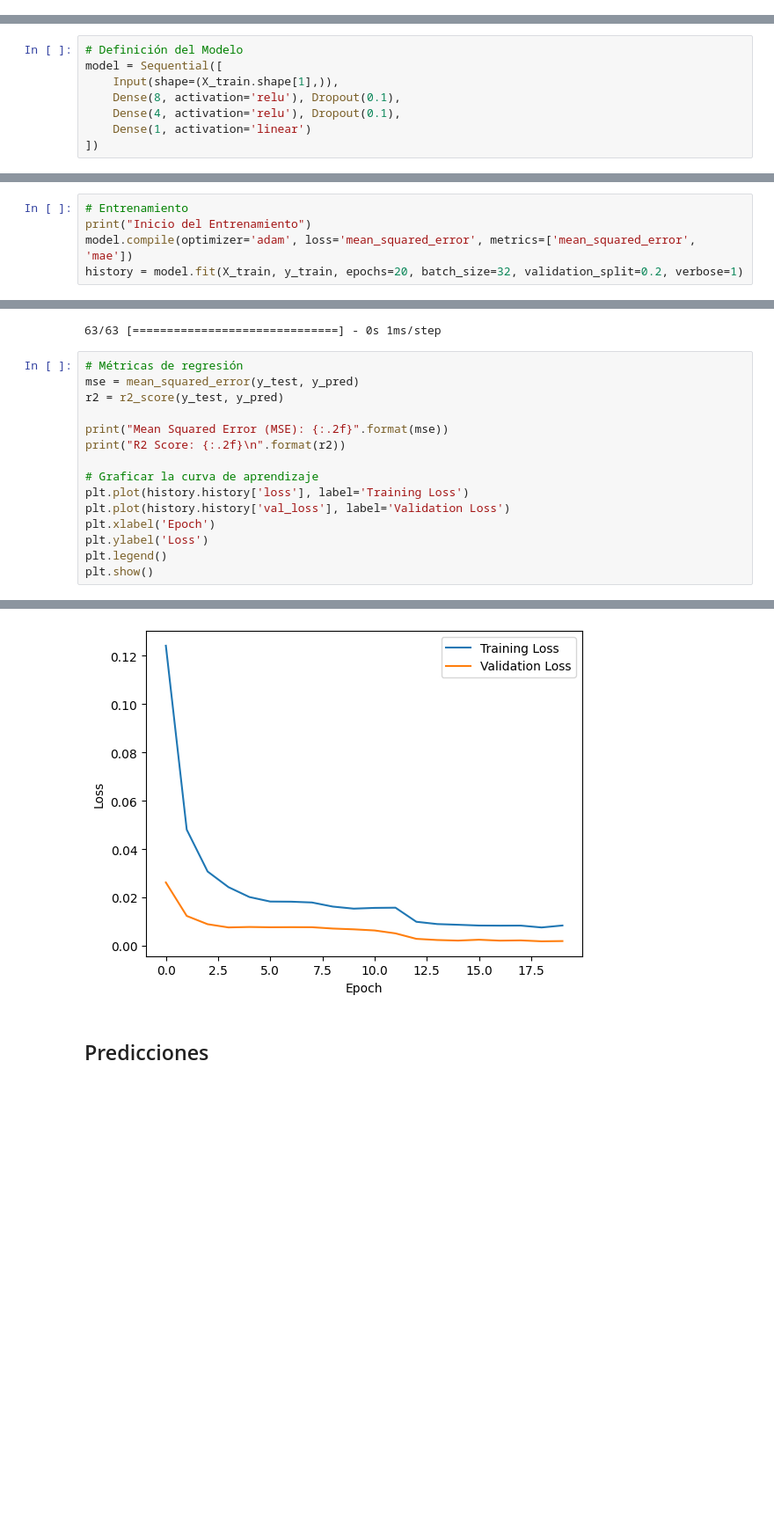
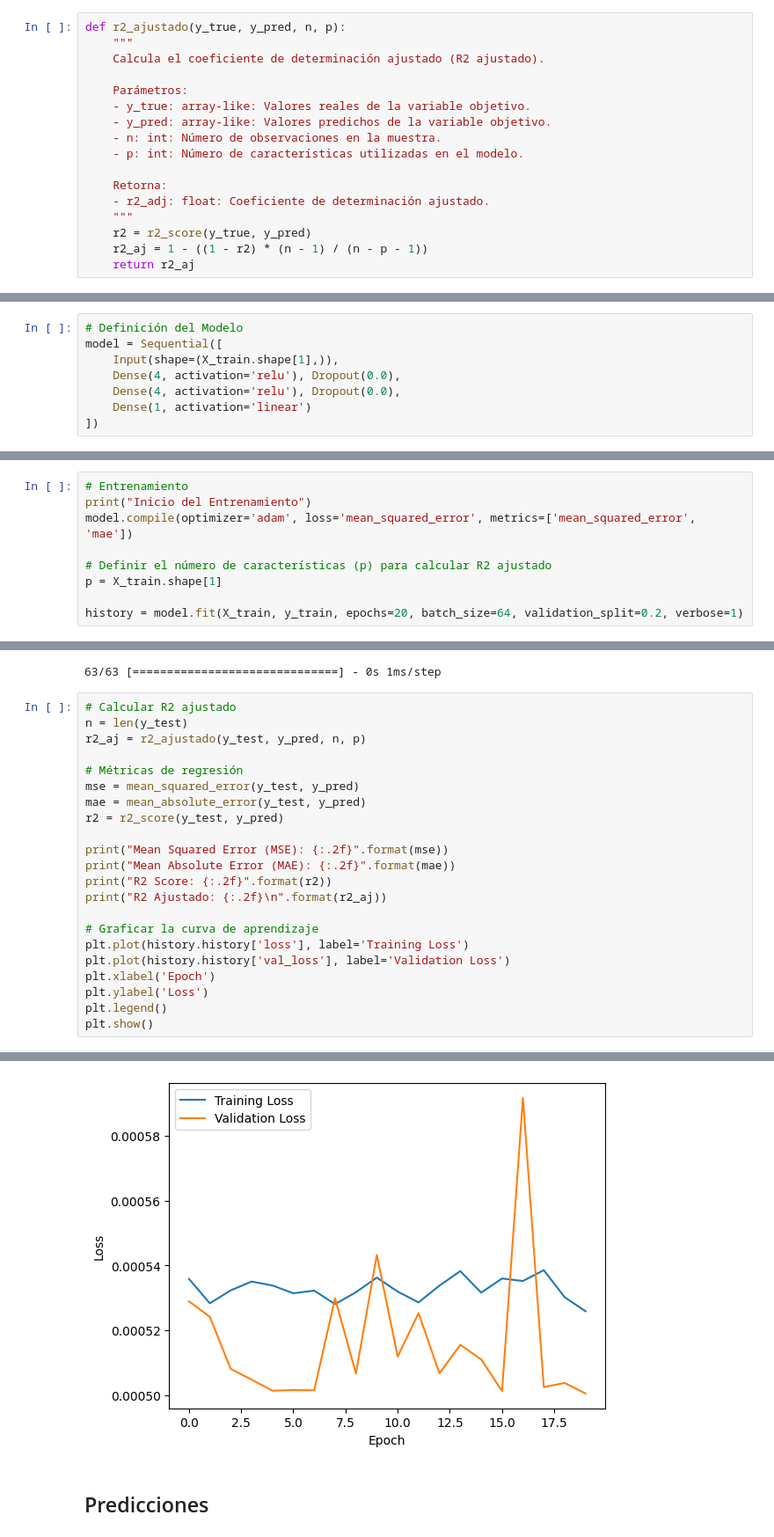
Before and after one commit to MiguelMussi/AAII_TP1, a Jupyter notebook: Problema_1.ipynb, the cells around one changed output, grey strips where cells are left out. Shown at 88% size. Saved outputs shown, nothing was run; the diff lists cells and outputs as text; blank space fills up the shorter version.

```diff
--- a/Problema_1.ipynb
+++ b/Problema_1.ipynb
@@ -432,3 +434,20 @@ plt.show()
+# %%
+def r2_ajustado(y_true, y_pred, n, p):
+    """
+    Calcula el coeficiente de determinación ajustado (R2 ajustado).
+
+    Parámetros:
+    - y_true: array-like: Valores reales de la variable objetivo.
+    - y_pred: array-like: Valores predichos de la variable objetivo.
+    - n: int: Número de observaciones en la muestra.
+    - p: int: Número de características utilizadas en el modelo.
+
+    Retorna:
+    - r2_adj: float: Coeficiente de determinación ajustado.
+    """
+    r2 = r2_score(y_true, y_pred)
+    r2_aj = 1 - ((1 - r2) * (n - 1) / (n - p - 1))
+    return r2_aj
 # %% [markdown]
 ## Procesamiento en Test
 # %%
@@ -486,8 +505,8 @@ X_test.shape, y_test.shape
 # Definición del Modelo
 model = Sequential([
     Input(shape=(X_train.shape[1],)),
-    Dense(8, activation='relu'), Dropout(0.1),
-    Dense(4, activation='relu'), Dropout(0.1),
+    Dense(4, activation='relu'), Dropout(0.0),
+    Dense(4, activation='relu'), Dropout(0.0),
     Dense(1, activation='linear')
 ])
 # %%
@@ -516,7 +535,11 @@ _________________________________________________________________
 # Entrenamiento
 print("Inicio del Entrenamiento")
 model.compile(optimizer='adam', loss='mean_squared_error', metrics=['mean_squared_error', 'mae'])
-history = model.fit(X_train, y_train, epochs=20, batch_size=32, validation_split=0.2, verbose=1)
+
+# Definir el número de características (p) para calcular R2 ajustado
+p = X_train.shape[1]
+
+history = model.fit(X_train, y_train, epochs=20, batch_size=64, validation_split=0.2, verbose=1)
 # %% [output]
 Inicio del Entrenamiento
 Epoch 1/20
@@ -543,12 +566,19 @@ y_pred = model.predict(X_test)
 # %% [output]
 63/63 [==============================] - 0s 1ms/step
 # %%
+# Calcular R2 ajustado
+n = len(y_test)
+r2_aj = r2_ajustado(y_test, y_pred, n, p)
+
 # Métricas de regresión
 mse = mean_squared_error(y_test, y_pred)
+mae = mean_absolute_error(y_test, y_pred)
 r2 = r2_score(y_test, y_pred)
 
 print("Mean Squared Error (MSE): {:.2f}".format(mse))
-print("R2 Score: {:.2f}\n".format(r2))
+print("Mean Absolute Error (MAE): {:.2f}".format(mae))
+print("R2 Score: {:.2f}".format(r2))
+print("R2 Ajustado: {:.2f}\n".format(r2_aj))
 
 # Graficar la curva de aprendizaje
 plt.plot(history.history['loss'], label='Training Loss')
@@ -563,4 +595,4 @@ R2 Score: 0.95
-[figure, old version]
+[figure, new version]
 # %% [markdown]
 ## Predicciones
 # %%
```
Also changed, not shown: parts of 7 cells of this notebook.
